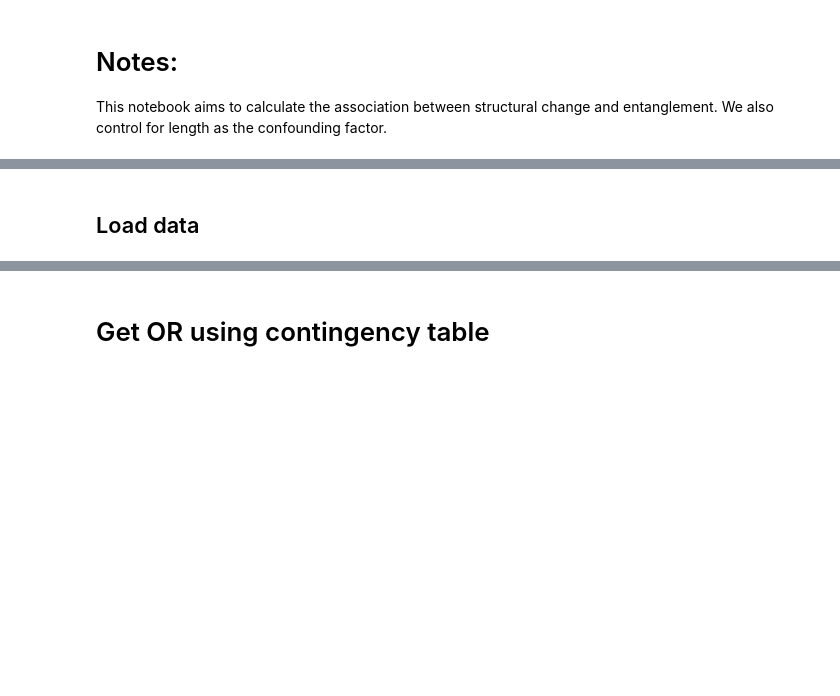
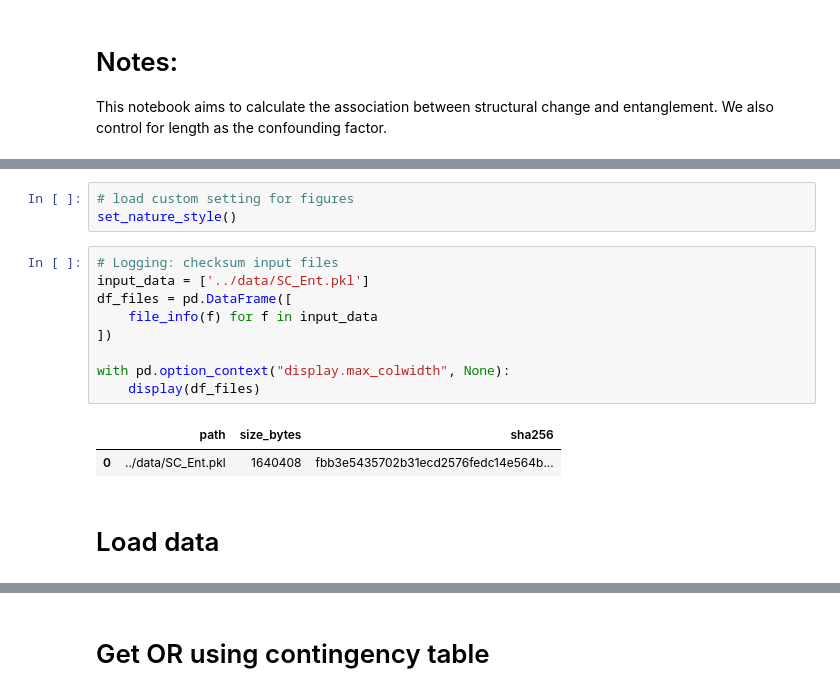
Before and after one commit to vuqv/entanglement_misfolding_and_aging, a Jupyter notebook: statistical_association/notebook/1_0_SC_Ent_Protein_level.ipynb, the cells around one changed output, grey strips where cells are left out. Cells and saved outputs as stored; diff of their text form; blank space fills up the shorter version.

```diff
--- a/statistical_association/notebook/1_0_SC_Ent_Protein_level.ipynb
+++ b/statistical_association/notebook/1_0_SC_Ent_Protein_level.ipynb
@@ -57,4 +66,19 @@ def summarize_logit(result, alpha=0.05, exponentiate=True):
+# %%
+# load custom setting for figures
+set_nature_style()
+# %%
+# Logging: checksum input files
+input_data = ['../data/SC_Ent.pkl']
+df_files = pd.DataFrame([
+    file_info(f) for f in input_data
+])
+
+with pd.option_context("display.max_colwidth", None):
+    display(df_files)
+# %% [output]
+|  | path | size_bytes | sha256 |
+| 0 | ../data/SC_Ent.pkl | 1640408 | fbb3e5435702b31ecd2576fedc14e564b... |
 # %% [markdown]
-## Load data
+# Load data
 # %%
 df_SC_Ent= pd.read_pickle('../data/SC_Ent.pkl')
```
Also changed, not shown: parts of 13 cells of this notebook, 26 other files.
